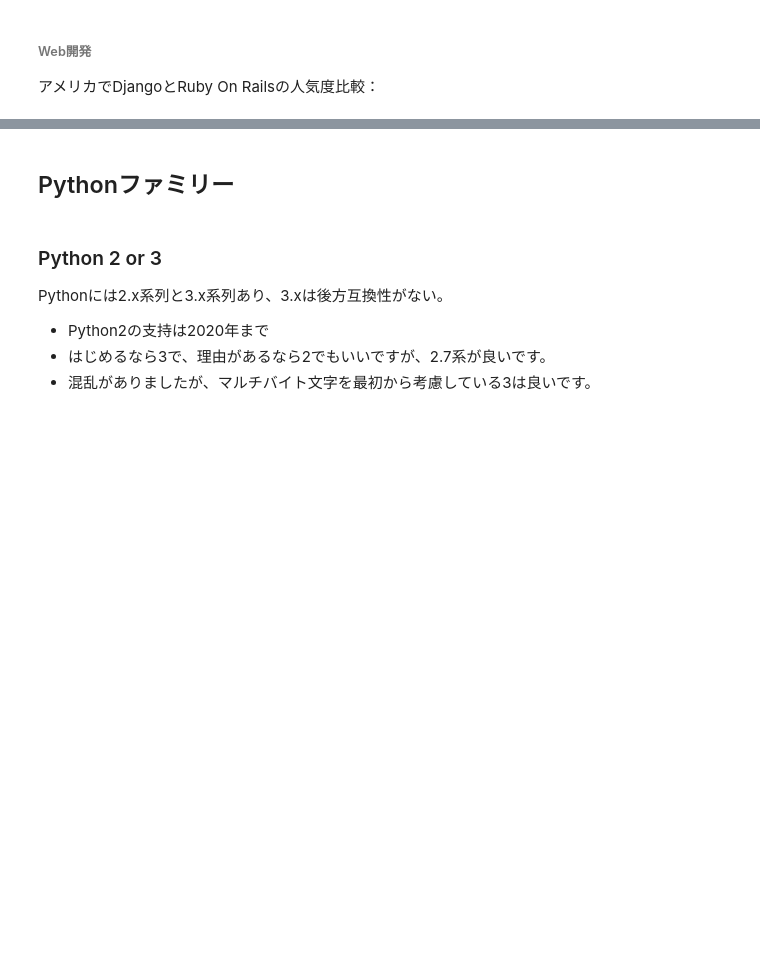
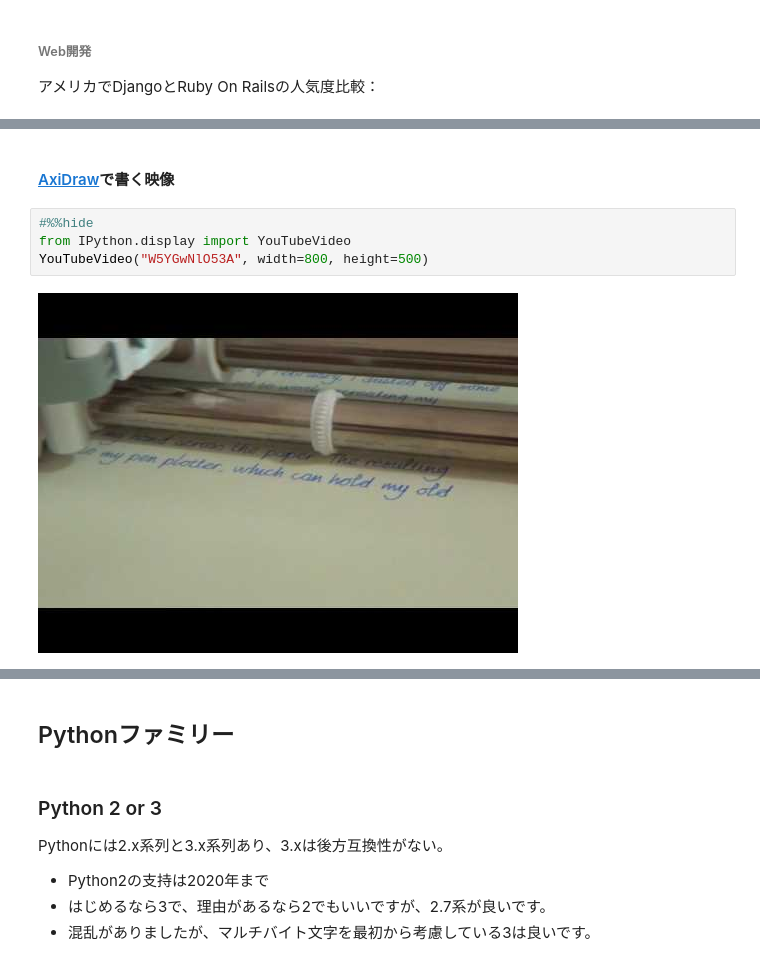
Before and after one commit to ruoyu0088/intro-python, a Jupyter notebook: 00-intro.ipynb, the cells around one changed output, grey strips where cells are left out. Saved outputs shown, nothing was run; the diff lists cells and outputs as text; blank space fills up the shorter version.

```diff
--- a/00-intro.ipynb
+++ b/00-intro.ipynb
@@ -94,0 +103,8 @@ trends.embed.renderExploreWidgetTo(jQuery("#django")[0],
+# %% [markdown]
+#### [AxiDraw](http://www.axidraw.com/)で書く映像
+# %%
+#%%hide
+from IPython.display import YouTubeVideo
+YouTubeVideo("W5YGwNlO53A", width=800, height=500)
+# %% [output]
+[figure, added]
```
Also changed, not shown: parts of 8 cells of this notebook.
